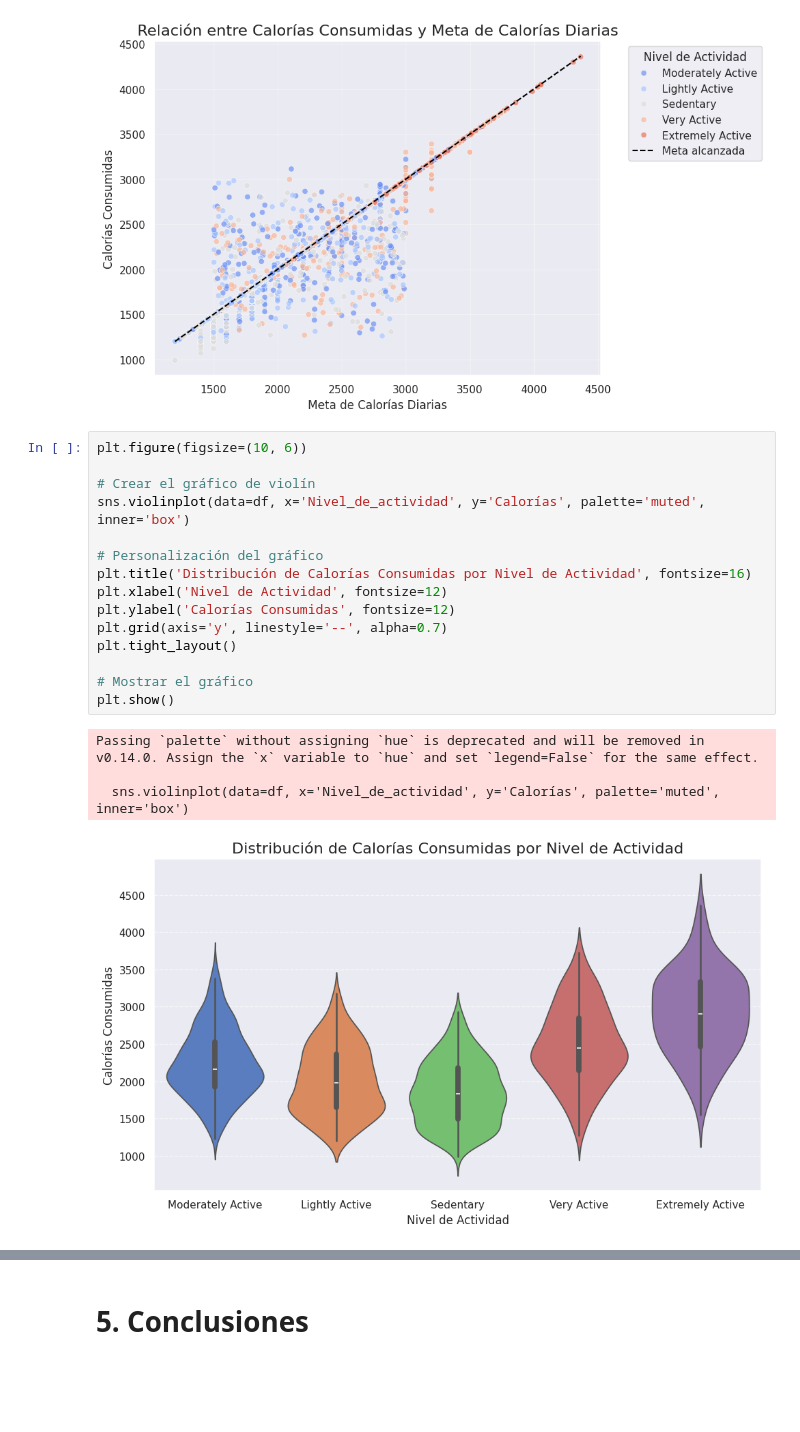
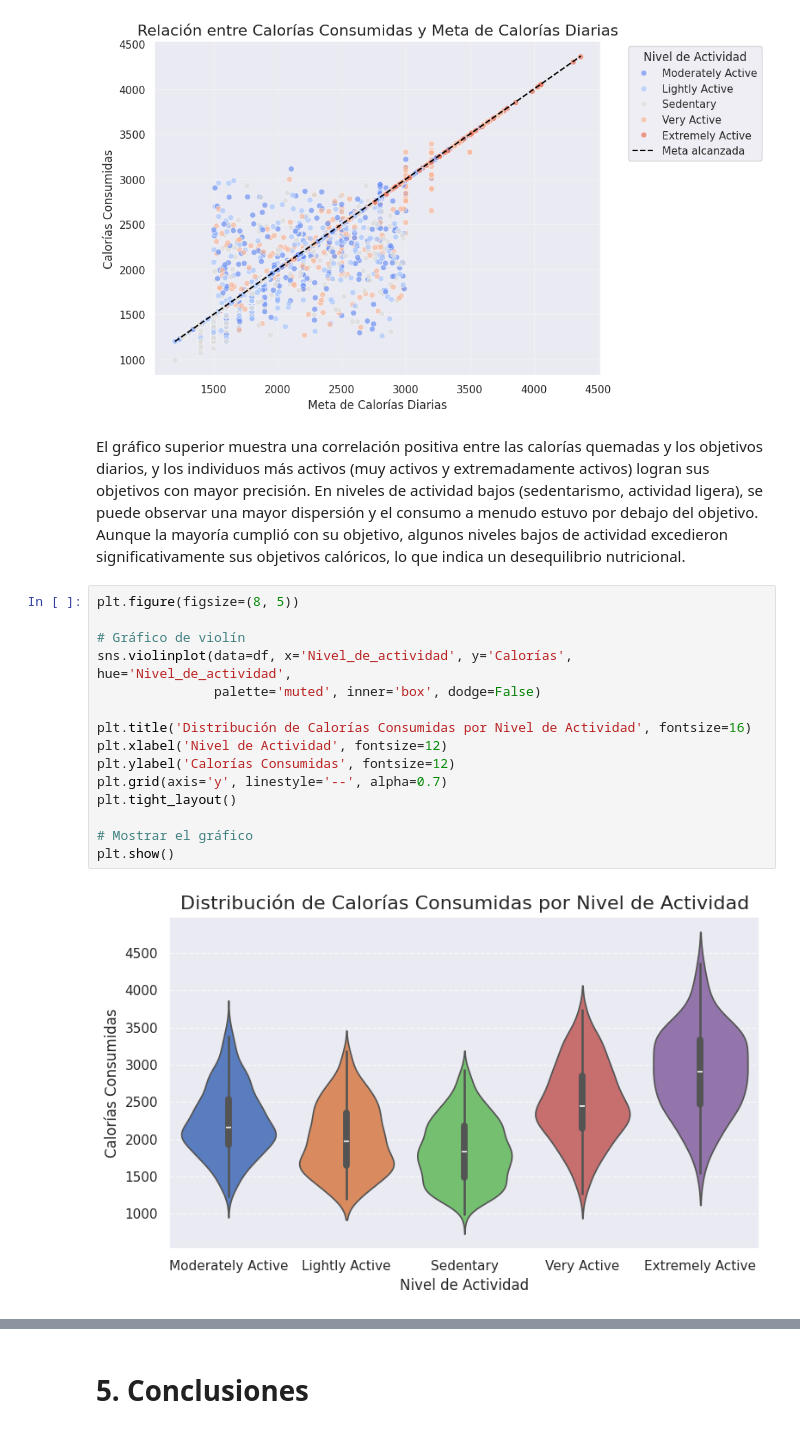
Before and after one commit to miriam013/Nutrition-Daily-Meals, a Jupyter notebook: Nutrition_Daily_Meals.ipynb, the cells around one changed output, grey strips where cells are left out. Drawn from its saved outputs; the diff is of its cells as text; blank space fills up the shorter version.

```diff
--- a/Nutrition_Daily_Meals.ipynb
+++ b/Nutrition_Daily_Meals.ipynb
@@ -275,23 +277,22 @@ plt.grid(alpha=0.3)
 plt.show()
 # %% [output]
 [figure]
+# %% [markdown]
+El gráfico superior muestra una correlación positiva entre las calorías quemadas y los objetivos diarios, y los individuos más activos (muy activos y extremadamente activos) logran sus objetivos con mayor precisión. En niveles de actividad bajos (sedentarismo, actividad ligera), se puede observar una mayor dispersión y el consumo a menudo estuvo por debajo del objetivo. Aunque la mayoría cumplió con su objetivo, algunos niveles bajos de actividad excedieron significativamente sus objetivos calóricos, lo que indica un desequilibrio nutricional.
 # %%
-plt.figure(figsize=(10, 6))
+plt.figure(figsize=(8, 5))
 
-# Crear el gráfico de violín
-sns.violinplot(data=df, x='Nivel_de_actividad', y='Calorías', palette='muted', inner='box')
+# Gráfico de violín
+sns.violinplot(data=df, x='Nivel_de_actividad', y='Calorías', hue='Nivel_de_actividad',
+               palette='muted', inner='box', dodge=False)
 
-# Personalización del gráfico
 plt.title('Distribución de Calorías Consumidas por Nivel de Actividad', fontsize=16)
 plt.xlabel('Nivel de Actividad', fontsize=12)
 plt.ylabel('Calorías Consumidas', fontsize=12)
 plt.grid(axis='y', linestyle='--', alpha=0.7)
 plt.tight_layout()
 
 # Mostrar el gráfico
 plt.show()
 # %% [output]
-Passing `palette` without assigning `hue` is deprecated and will be removed in v0.14.0. Assign the `x` variable to `hue` and set `legend=False` for the same effect.
-
-  sns.violinplot(data=df, x='Nivel_de_actividad', y='Calorías', palette='muted', inner='box')
-[figure, old version]
+[figure, new version]
```
Also changed, not shown: parts of 6 cells of this notebook.
